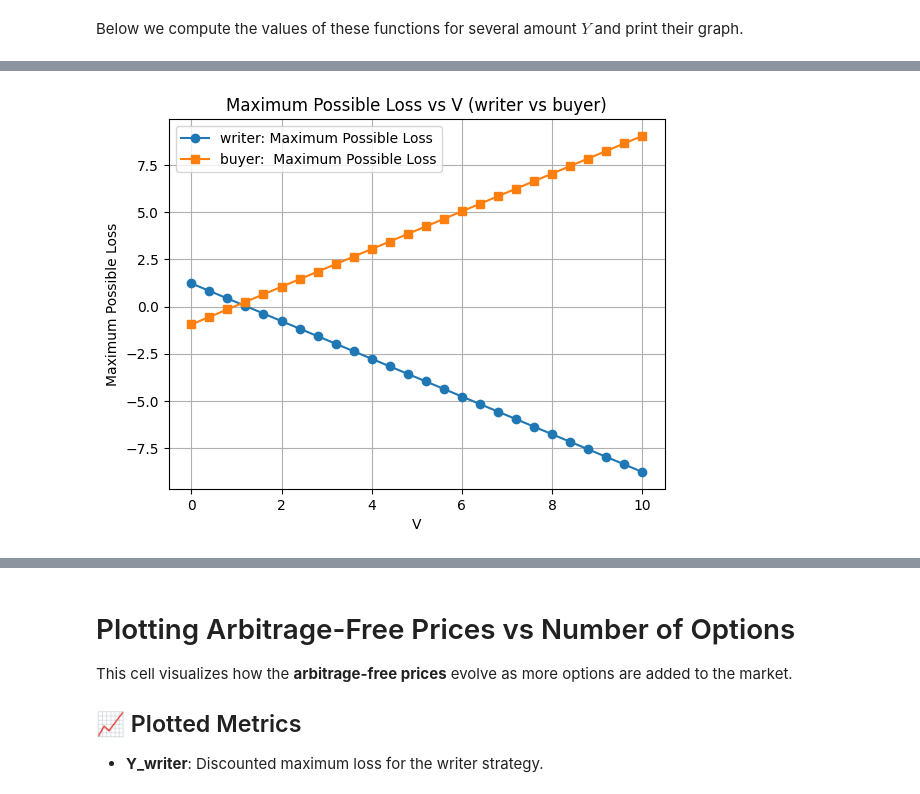
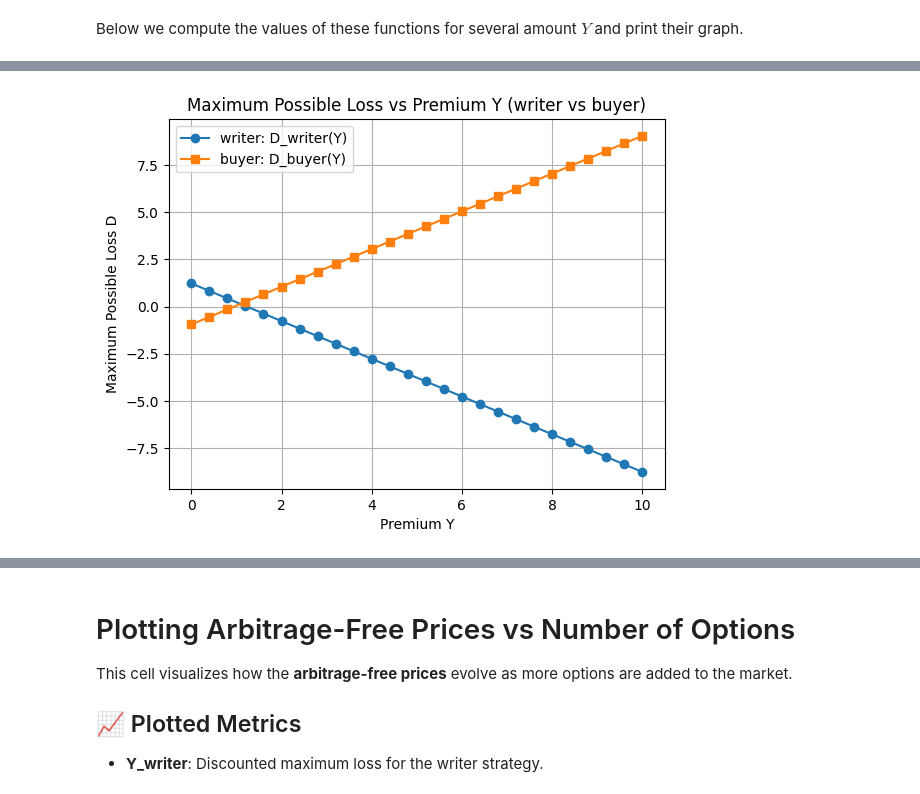
Before and after one commit to nikoshalidias/Financial-Engineering, a Jupyter notebook: Minimum_Loss_Writer_Buyer_Option_and_Hedging.ipynb, the cells around one changed output, grey strips where cells are left out. Saved outputs shown, nothing was run; the diff lists cells and outputs as text; code cells hidden in the pictures.

```diff
--- a/Minimum_Loss_Writer_Buyer_Option_and_Hedging.ipynb
+++ b/Minimum_Loss_Writer_Buyer_Option_and_Hedging.ipynb
@@ -1082,102 +872,87 @@ Adjust `Vmax` and `num_points` as needed. Ensure that `run_options_milp_writer`
 # %%
-# Σάρωση V στο [0, Vmax] και κοινό γράφημα writer/buyer.
+# Sweep premium Y in [0, Vmax] and plot writer/buyer maximum losses.
 import numpy as np
 import matplotlib.pyplot as plt
 import io, contextlib
 
-# === Ρύθμιση διαστήματος V ===
-Vmax = 10.0          # βάλε ό,τι θέλεις
-num_points = 25     # πλήθος δειγμάτων (25 -> 26 σημεία από 0 έως Vmax)
-Vs = np.linspace(0.0, Vmax, num_points + 1)
+Vmax = 10.0
+num_points = 25
+Ys = np.linspace(0.0, Vmax, num_points + 1)
 
-def _eval_maxloss(func, V):
-    """Καλεί func(V) και επιστρέφει x[idx_maxloss] ως float.
-    Παίζει με:
-      - επιστροφή dict με κλειδί 'x'
-      - επιστροφή αριθμού
-      - μόνο print του x[idx_maxloss]
-    Επιστρέφει (value, error_msg)."""
+def _eval_maxloss(func, setup_cost):
+    """Call func(setup_cost) and return the optimal D as a float."""
     buf = io.StringIO()
     with contextlib.redirect_stdout(buf):
         try:
-            ret = func(V)
+            ret = func(setup_cost)
         except Exception as e:
-            # κλείσε τυχόν plots που άνοιξαν
             plt.close('all')
             return np.nan, f"Exec error: {e}"
 
-    # κλείσε τυχόν plots που άνοιξαν μέσα στη συνάρτηση
     plt.close('all')
 
-    # 1) Αν γύρισε dict με 'x'
     try:
         if isinstance(ret, dict) and "x" in ret:
             return float(ret["x"][-1]), None
     except Exception:
         pass
 
-    # 2) Αν γύρισε αριθμό ή array-like
     try:
         if ret is not None:
-            # άμεσο float
             return float(ret), None
     except Exception:
-        # ίσως ret είναι array-like και θες το τελευταίο
         try:
             return float(ret[-1]), None
         except Exception:
             pass
 
-    # 3) Αν δεν επέστρεψε τίποτα, δοκίμασε να παρσάρεις από το stdout
     out = buf.getvalue().strip()
     try:
-        # πάρε την τελευταία γραμμή και κάν’ την float
         last_line = out.splitlines()[-1] if out else ""
         return float(last_line), None
     except Exception:
         return np.nan, f"Could not parse output: {last_line[:120]}"
 
-writer_maxloss = np.empty_like(Vs)
-buyer_maxloss  = np.empty_like(Vs)
+writer_maxloss = np.empty_like(Ys)
+buyer_maxloss = np.empty_like(Ys)
+writer_errs = []
+buyer_errs = []
 
-writer_errs = []
-buyer_errs  = []
-
-for i, V in enumerate(Vs):
-    val_w, err_w = _eval_maxloss(run_options_milp_writer, V)
-    val_b, err_b = _eval_maxloss(run_options_milp_buyer, -V)  # buyer πάντα -V
+for i, Y in enumerate(Ys):
+    val_w, err_w = _eval_maxloss(run_options_milp_writer, Y)
+    val_b, err_b = _eval_maxloss(run_options_milp_buyer, -Y)
 
     writer_maxloss[i] = val_w
-    buyer_maxloss[i]  = val_b
+    buyer_maxloss[i] = val_b
 
-    if err_w: writer_errs.append((V, err_w))
-    if err_b: buyer_errs.append((V, err_b))
+    if err_w:
+        writer_errs.append((Y, err_w))
+    if err_b:
+        buyer_errs.append((Y, err_b))
 
-# Αν όλα NaN, ενημέρωσε για διάγνωση
 if not np.isfinite(writer_maxloss).any() and not np.isfinite(buyer_maxloss).any():
-    print("Καμία πεπερασμένη τιμή δεν υπολογίστηκε. Πιθανοί λόγοι:")
-    print("- Οι συναρτήσεις δεν επιστρέφουν αποτέλεσμα (μόνο print). Το παραπάνω κελί το χειρίζεται, άρα ίσως υπήρξε σφάλμα.")
-    print("- Πολλά V δίνουν μη εφικτά προβλήματα (MILP infeasible). Δοκίμασε μικρότερο Vmax ή άλλα constraints.")
+    print("No finite values were computed. Possible reasons:")
+    print("- Many premiums produce infeasible MILP problems under the current constraints.")
+    print("- Try smaller Vmax or looser position limits.")
     if writer_errs or buyer_errs:
-        print("\nΣφάλματα (δείγμα):")
-        for V, msg in (writer_errs[:3] + buyer_errs[:3]):
-            print(f"V={V}: {msg}")
+        print("\nErrors (sample):")
+        for Y, msg in (writer_errs[:3] + buyer_errs[:3]):
+            print(f"Y={Y}: {msg}")
 
-# Φιλτράρισμα NaN για κάθε καμπύλη ώστε να σχεδιάζονται μόνο έγκυρα σημεία
 mask_w = np.isfinite(writer_maxloss)
 mask_b = np.isfinite(buyer_maxloss)
 
 fig, ax = plt.subplots()
 if mask_w.any():
-    ax.plot(Vs[mask_w], writer_maxloss[mask_w], marker='o', label="writer: Maximum Possible Loss")
+    ax.plot(Ys[mask_w], writer_maxloss[mask_w], marker='o', label="writer: D_writer(Y)")
 if mask_b.any():
-    ax.plot(Vs[mask_b], buyer_maxloss[mask_b], marker='s', label="buyer:  Maximum Possible Loss")
+    ax.plot(Ys[mask_b], buyer_maxloss[mask_b], marker='s', label="buyer: D_buyer(Y)")
 
-ax.set_xlabel("V")
-ax.set_ylabel("Maximum Possible Loss")
-ax.set_title("Maximum Possible Loss vs V (writer vs buyer)")
+ax.set_xlabel("Premium Y")
+ax.set_ylabel("Maximum Possible Loss D")
+ax.set_title("Maximum Possible Loss vs Premium Y (writer vs buyer)")
 ax.grid(True)
 ax.legend()
 plt.show()
 # %% [output]
-[figure, old version]
+[figure, new version]
```
Also changed, not shown: parts of 42 cells of this notebook.
